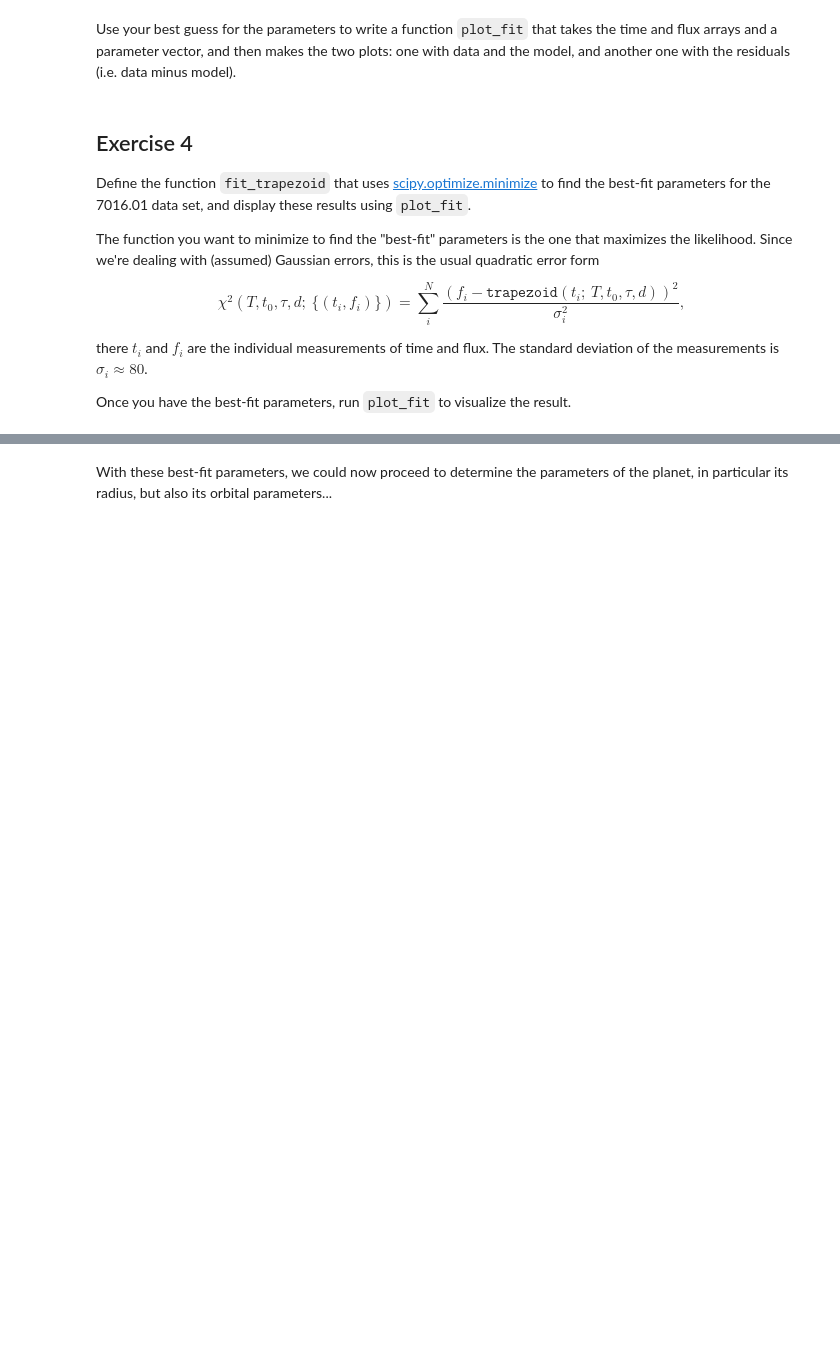
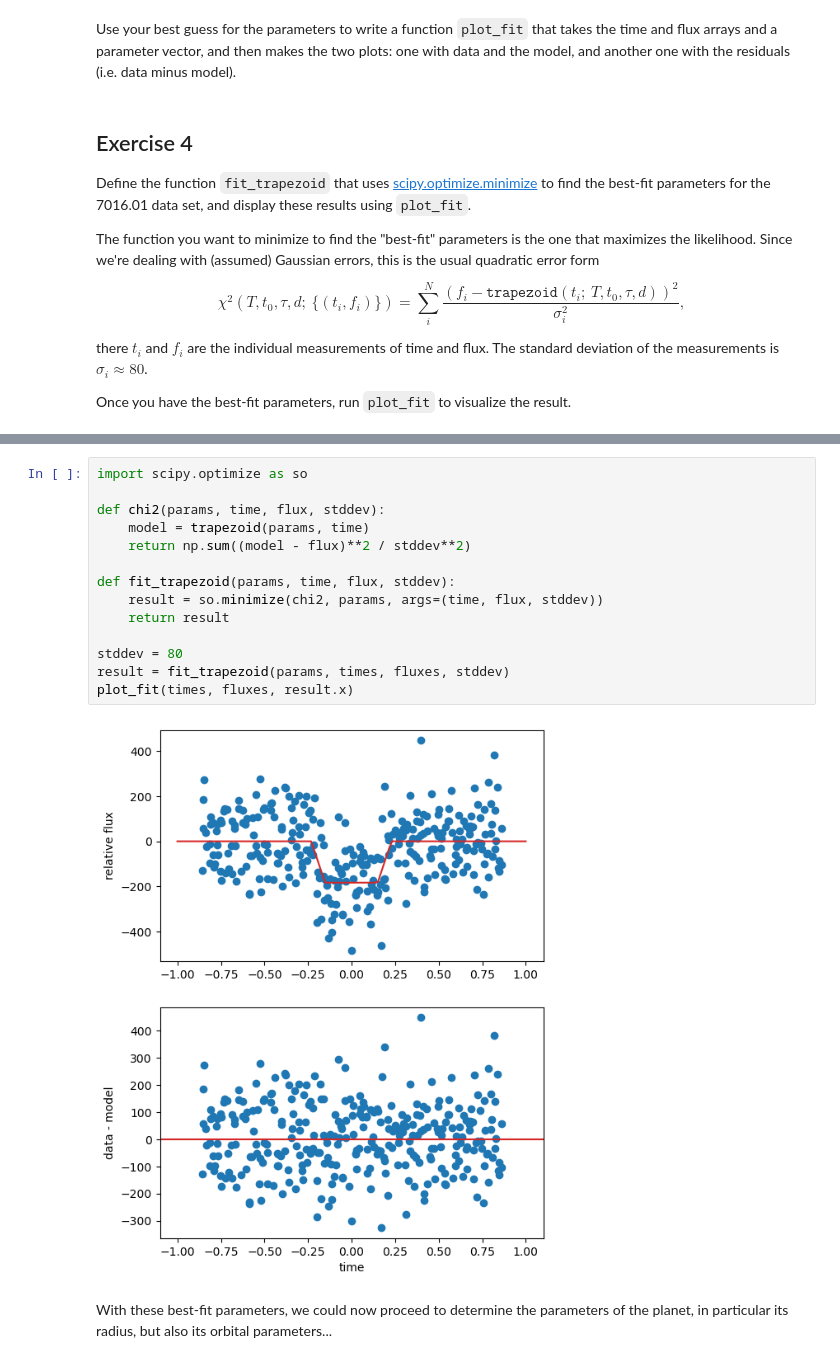
Before and after one commit to lwfixursleep/usrp2025, a Jupyter notebook: Transit.ipynb, the cells around one changed output, grey strips where cells are left out. Drawn from its saved outputs; the diff is of its cells as text; blank space fills up the shorter version.

```diff
--- a/Transit.ipynb
+++ b/Transit.ipynb
@@ -107,2 +161,18 @@ Once you have the best-fit parameters, run `plot_fit` to visualize the result.
+# %%
+import scipy.optimize as so
+
+def chi2(params, time, flux, stddev):
+    model = trapezoid(params, time)
+    return np.sum((model - flux)**2 / stddev**2)
+
+def fit_trapezoid(params, time, flux, stddev):
+    result = so.minimize(chi2, params, args=(time, flux, stddev))
+    return result
+
+stddev = 80
+result = fit_trapezoid(params, times, fluxes, stddev)
+plot_fit(times, fluxes, result.x)
+# %% [output]
+[figure, added]
 # %% [markdown]
 With these best-fit parameters, we could now proceed to determine the parameters of the planet, in particular its radius, but also its orbital parameters...
```
Also changed, not shown: parts of 3 cells of this notebook.
